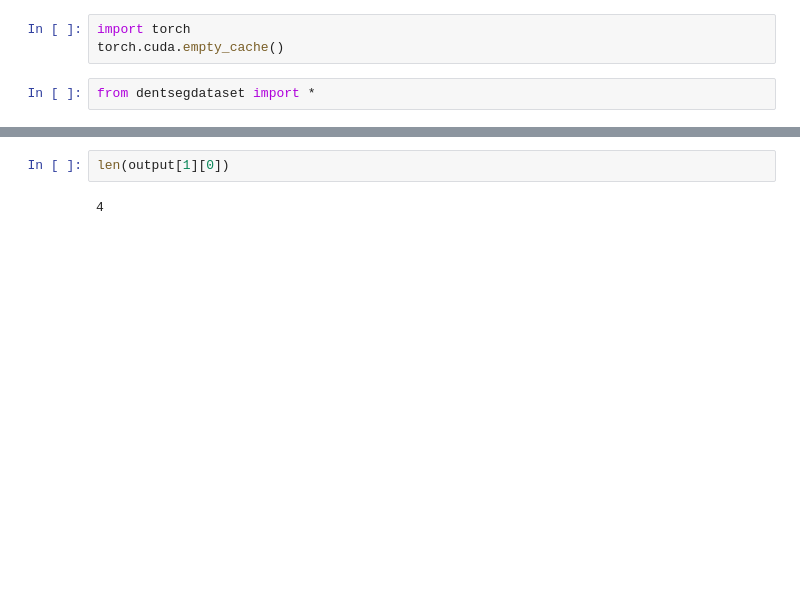
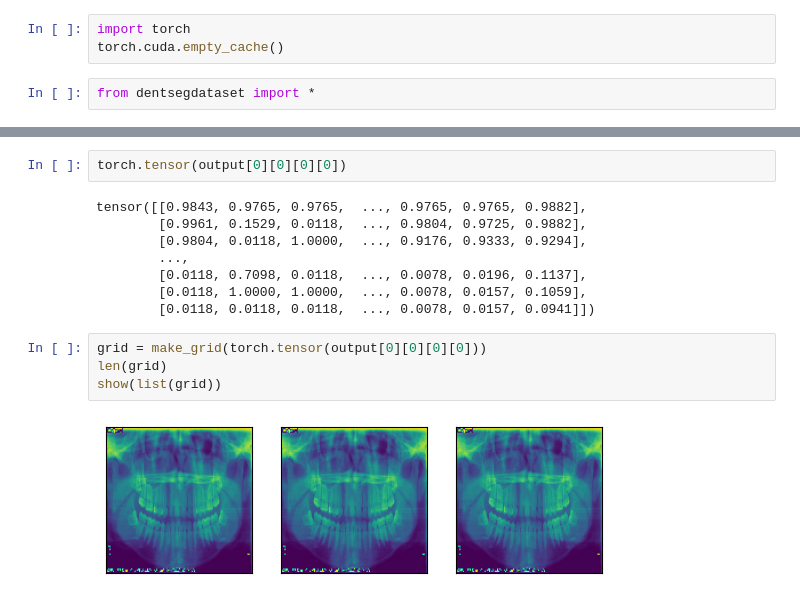
Before and after one commit to AlyxKing/DentSeg, a Jupyter notebook: app/src/dentseg.ipynb, the cells around one changed output, grey strips where cells are left out. Drawn from its saved outputs; the diff is of its cells as text; blank space fills up the shorter version.

```diff
--- a/app/src/dentseg.ipynb
+++ b/app/src/dentseg.ipynb
@@ -60,4 +136,16 @@ len(output[1])
 # %%
-len(output[1][0])
+torch.tensor(output[0][0][0][0])
 # %% [output]
-4
+tensor([[0.9843, 0.9765, 0.9765,  ..., 0.9765, 0.9765, 0.9882],
+        [0.9961, 0.1529, 0.0118,  ..., 0.9804, 0.9725, 0.9882],
+        [0.9804, 0.0118, 1.0000,  ..., 0.9176, 0.9333, 0.9294],
+        ...,
+        [0.0118, 0.7098, 0.0118,  ..., 0.0078, 0.0196, 0.1137],
+        [0.0118, 1.0000, 1.0000,  ..., 0.0078, 0.0157, 0.1059],
+        [0.0118, 0.0118, 0.0118,  ..., 0.0078, 0.0157, 0.0941]])
+# %%
+grid = make_grid(torch.tensor(output[0][0][0][0]))
+len(grid)
+show(list(grid))
+# %% [output]
+[figure, added]
```
Also changed, not shown: parts of 7 cells of this notebook, 2 other files.
